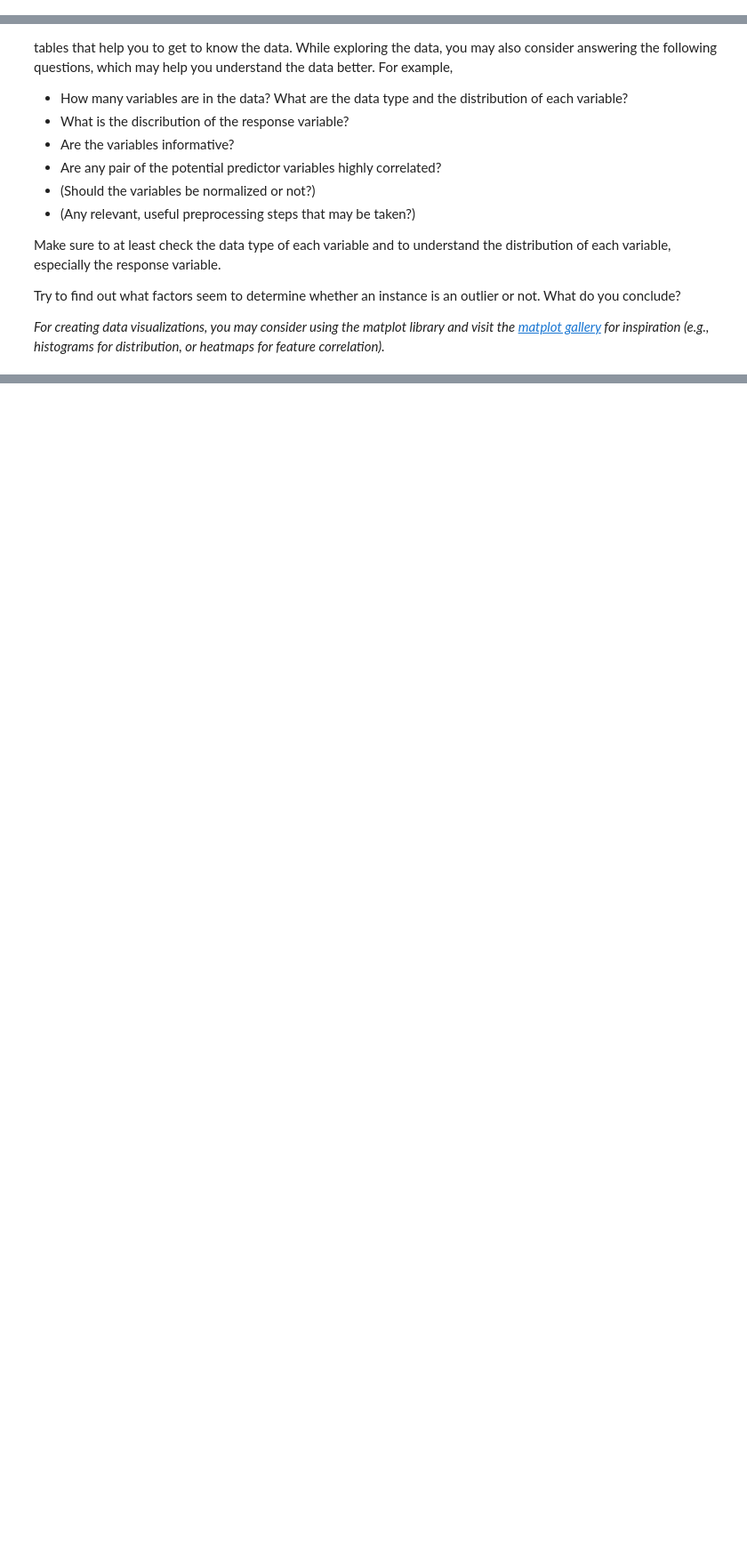
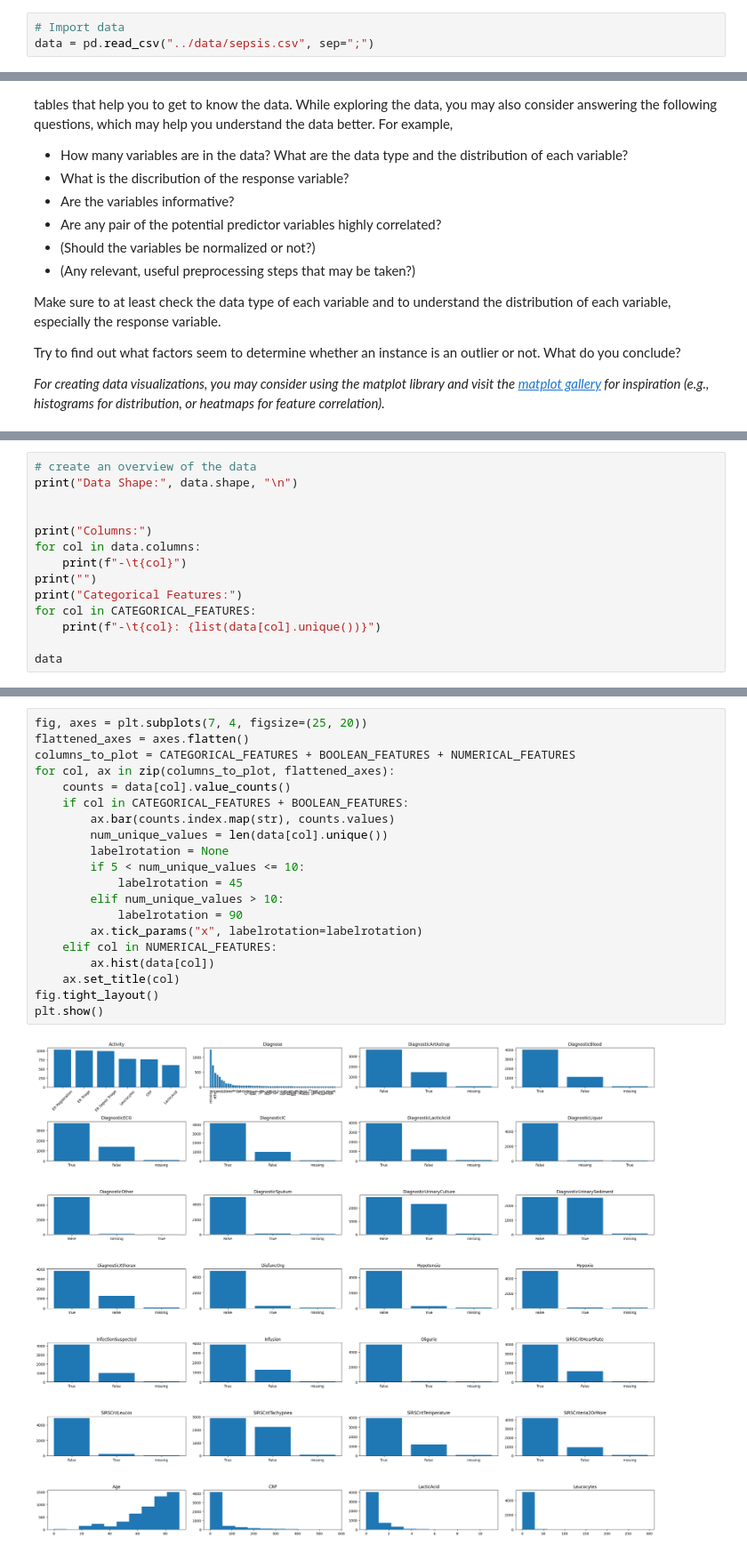
Before and after one commit to MarognaLorenzo/ApplicationOfMachineLearning, a Jupyter notebook: Assignment2/notebooks/Aksel.ipynb, the cells around one changed output, grey strips where cells are left out. Shown at 89% size. Drawn from its saved outputs; the diff is of its cells as text; blank space fills up the shorter version.

```diff
--- a/Assignment2/notebooks/Aksel.ipynb
+++ b/Assignment2/notebooks/Aksel.ipynb
@@ -70,0 +45,3 @@ Index(['DiagnosticArtAstrup', 'DiagnosticBlood', 'DiagnosticECG',
+# %%
+# Import data
+data = pd.read_csv("../data/sepsis.csv", sep=";")
@@ -178,0 +126,14 @@ NUMERICAL_FEATURES = [
+# %%
+# create an overview of the data
+print("Data Shape:", data.shape, "\n")
+
+
+print("Columns:")
+for col in data.columns:
+    print(f"-\t{col}")
+print("")
+print("Categorical Features:")
+for col in CATEGORICAL_FEATURES:
+    print(f"-\t{col}: {list(data[col].unique())}")
+
+data
@@ -178,0 +187,22 @@ NUMERICAL_FEATURES = [
+# %%
+fig, axes = plt.subplots(7, 4, figsize=(25, 20))
+flattened_axes = axes.flatten()
+columns_to_plot = CATEGORICAL_FEATURES + BOOLEAN_FEATURES + NUMERICAL_FEATURES
+for col, ax in zip(columns_to_plot, flattened_axes):
+    counts = data[col].value_counts()
+    if col in CATEGORICAL_FEATURES + BOOLEAN_FEATURES:
+        ax.bar(counts.index.map(str), counts.values)
+        num_unique_values = len(data[col].unique())
+        labelrotation = None
+        if 5 < num_unique_values <= 10:
+            labelrotation = 45
+        elif num_unique_values > 10:
+            labelrotation = 90
+        ax.tick_params("x", labelrotation=labelrotation)
+    elif col in NUMERICAL_FEATURES:
+        ax.hist(data[col])
+    ax.set_title(col)
+fig.tight_layout()
+plt.show()
+# %% [output]
+[figure, added]
```
Also changed, not shown: parts of 60 cells of this notebook, 2 other files.
